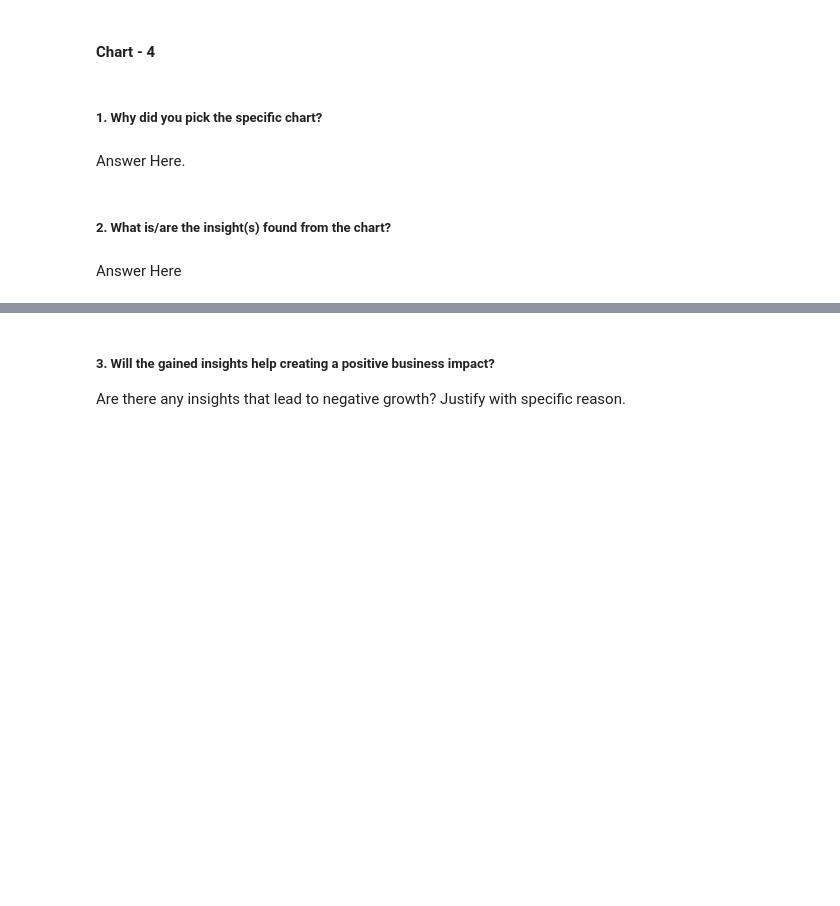
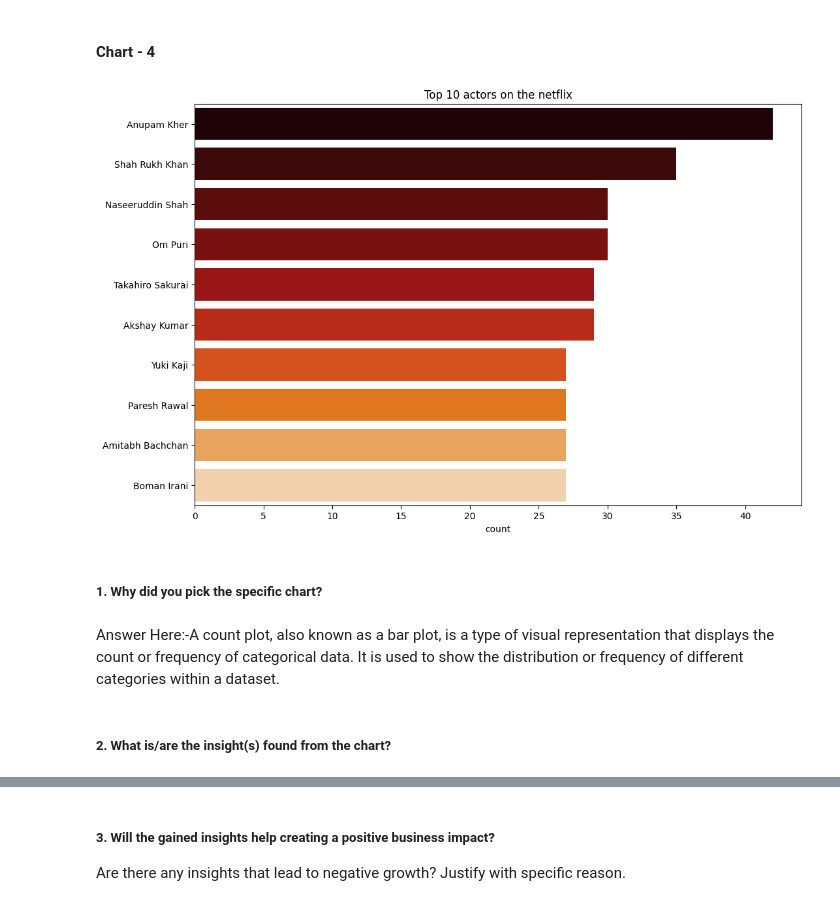
Before and after one commit to sanidhya1996/Unsupervised-ML., a Jupyter notebook: NETFLIX_MOVIES_AND_TV_SHOWS_CLUSTERING.ipynb, the cells around one changed output, grey strips where cells are left out. Cells and saved outputs as stored; diff of their text form; code cells hidden in the pictures; blank space fills up the shorter version.

```diff
--- a/NETFLIX_MOVIES_AND_TV_SHOWS_CLUSTERING.ipynb
+++ b/NETFLIX_MOVIES_AND_TV_SHOWS_CLUSTERING.ipynb
@@ -465,8 +489,19 @@ Answer Here
+# %%
+# Chart - 4 visualization code
+# Graph for top 10 actors
+actors_name = df[df.cast != ' '].set_index('title').cast.str.split(', ', expand=True).stack().reset_index(level=1, drop=True)
+
+
+
+plt.figure(figsize = (12,8))
+sns.countplot(y = actors_name, order=actors_name.value_counts().index[1:11], palette='gist_heat')
+plt.title("Top 10 actors on the netflix")
+plt.show()
+# %% [output]
+[figure, added]
 # %% [markdown]
 ##### 1. Why did you pick the specific chart?
-# %% [markdown]
-Answer Here.
+# %% [markdown]
+Answer Here:-A count plot, also known as a bar plot, is a type of visual representation that displays the count or frequency of categorical data. It is used to show the distribution or frequency of different categories within a dataset.
 # %% [markdown]
 ##### 2. What is/are the insight(s) found from the chart?
-# %% [markdown]
-Answer Here
```
Also changed, not shown: parts of 21 cells of this notebook.
